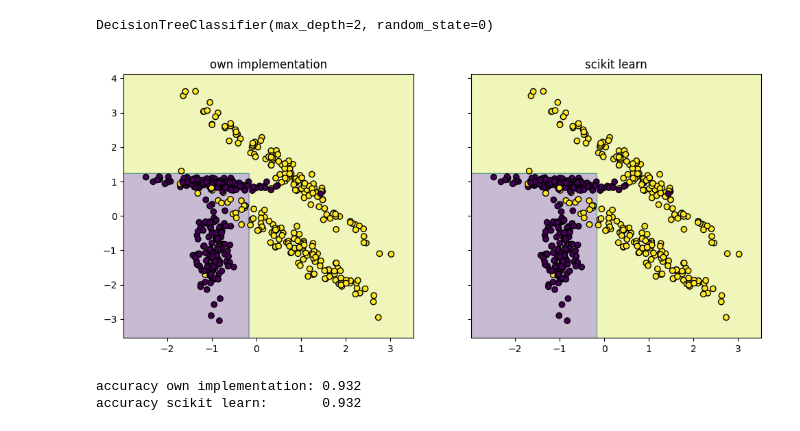
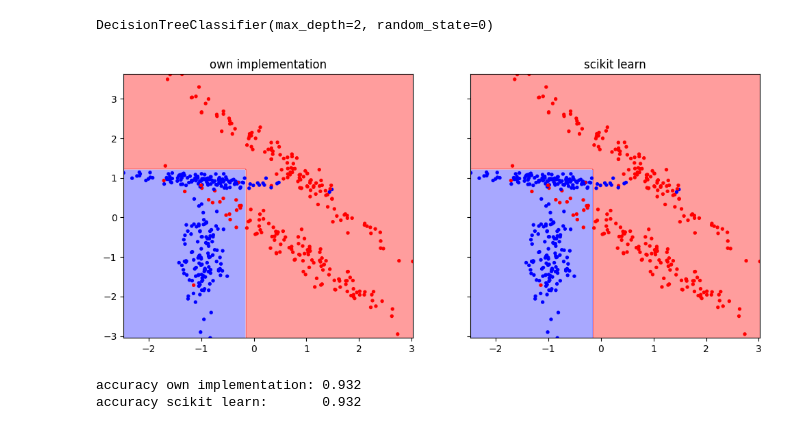
Before and after one commit to mbbrueckner/statistical_learning_theory_LAB, a Jupyter notebook: 06_Decision_Trees/06_Decision_Trees.ipynb, the cells around one changed output. Cells and saved outputs as stored; diff of their text form; code cells hidden in the pictures.

```diff
--- a/06_Decision_Trees/06_Decision_Trees.ipynb
+++ b/06_Decision_Trees/06_Decision_Trees.ipynb
@@ -411,20 +402,21 @@ sk_tree.fit(X, y)
 # %% [output]
 DecisionTreeClassifier(max_depth=2, random_state=0)
 # %%
-#TODO compare decision boundary (own tree vs. scikit learn, side by side)
+# compare decision boundary (own tree vs. scikit learn, side by side)
 fig, axes = plt.subplots(1, 2, figsize=(12, 5), sharex=True, sharey=True)
 
-Z_own = dt.predict(grid).reshape(xx.shape)
-Z_sk = sk_tree.predict(grid).reshape(xx.shape)
+utils.plot_dec_boundary(X, y, dt, ax=axes[0])
+axes[0].set_title('own implementation')
 
-for ax, Z, title in zip(axes, [Z_own, Z_sk], ['own implementation', 'scikit learn']):
-    ax.contourf(xx, yy, Z, alpha=0.3)
-    ax.scatter(X[:, 0], X[:, 1], c=y, edgecolor='k')
-    ax.set_title(title)
+utils.plot_dec_boundary(X, y, sk_tree, ax=axes[1])
+axes[1].set_title('scikit learn')
 
 plt.show()
+
+# The decision boundaries are identical: both trees split at the same
+# thresholds, so the colored regions match exactly.
 # %% [output]
-[figure, old version]
+[figure, new version]
 # %%
 #TODO compare accuracy
 acc_own = np.mean(dt.predict(X) == y)
```
Also changed, not shown: parts of 1 cell of this notebook, 1 other file.
